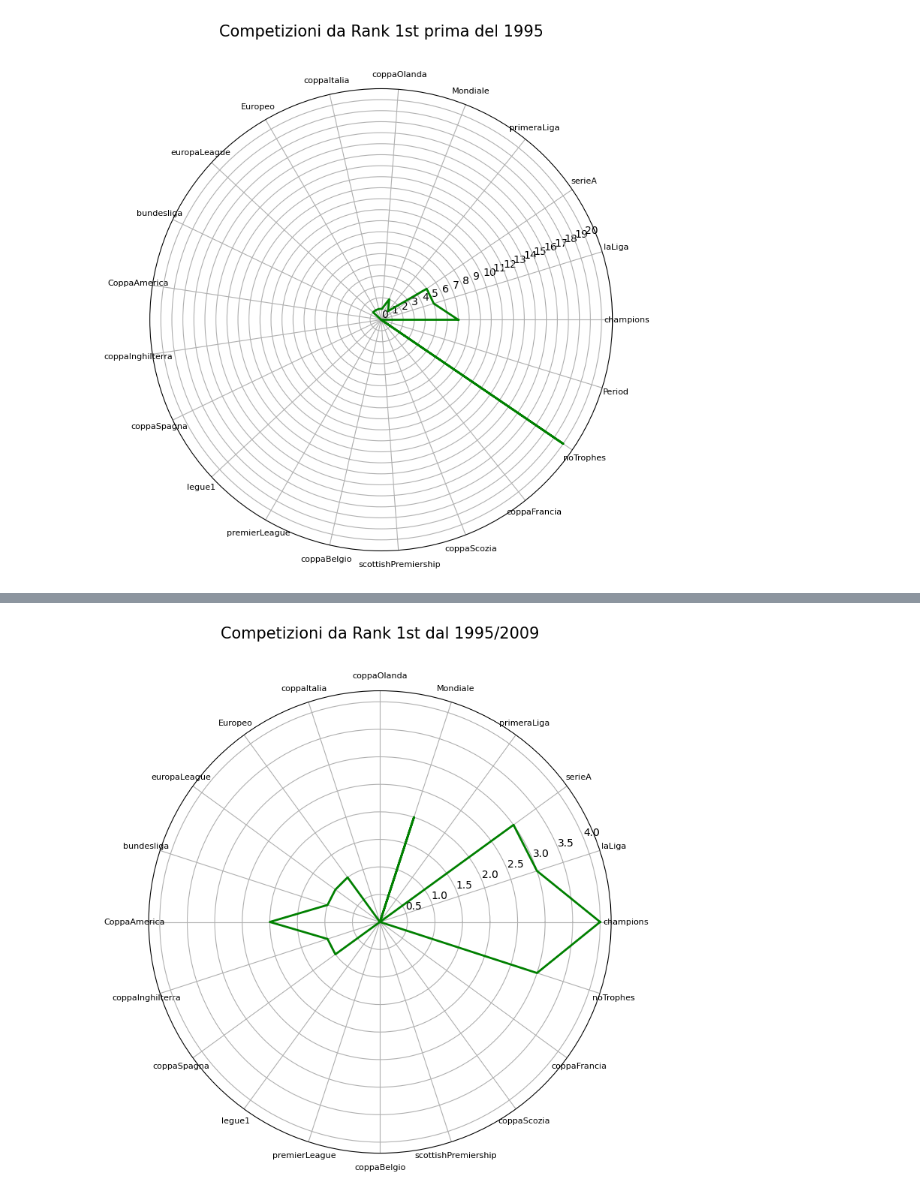
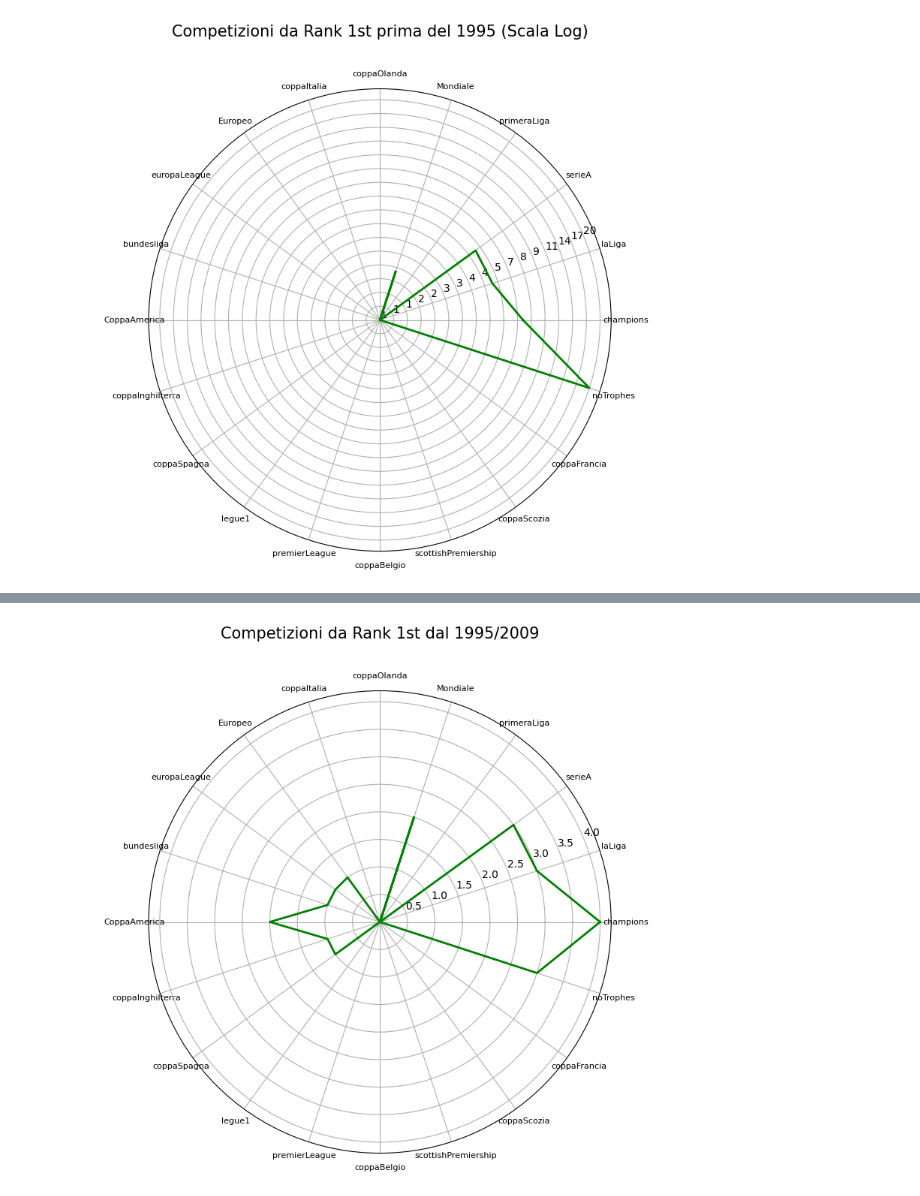
Before and after one commit to NadalMattia/Ballon_d-Or, a Jupyter notebook: Grafici/RadarChart.ipynb, the cells around one changed output, grey strips where cells are left out. Cells and saved outputs as stored; diff of their text form; code cells hidden in the pictures.

```diff
--- a/Grafici/RadarChart.ipynb
+++ b/Grafici/RadarChart.ipynb
@@ -17,37 +335,43 @@ dfFirstpart4 = dfFirst[dfFirst['year'] > 2015]
 # %%
 import matplotlib.pyplot as plt
 import numpy as np
+import pandas as pd  # Assicurati che dfFirstpart1 sia definito
 
 # Calcolo dei conteggi
 counts = {}
 for col in dfFirstpart1.columns[5:]:
     counts[col] = (dfFirstpart1[col] == col).sum()
 
 labels = list(counts.keys())
 values = list(counts.values())
 
+# Evita problemi di log(0): sostituisci 0 con 1 (o un valore minimo positivo)
+values_log = [np.log10(v if v > 0 else 1) for v in values]
+
+# Chiudi il loop
+values_log += values_log[:1]
+
 # Setup angoli
 num_vars = len(labels)
 angles = np.linspace(0, 2 * np.pi, num_vars, endpoint=False).tolist()
-values += values[:1]
 angles += angles[:1]
 
 # Disegna
 fig, ax = plt.subplots(figsize=(8,8), subplot_kw=dict(polar=True))
-ax.plot(angles, values, color='green', linewidth=2)
-# ax.fill(angles, values, color='green', alpha=0.25)
+ax.plot(angles, values_log, color='green', linewidth=2)
+# ax.fill(angles, values_log, color='green', alpha=0.25)
 
 ax.set_xticks(angles[:-1])
 ax.set_xticklabels(labels, size=8)
 
-#Tick radiali: tutti gli interi, inclusi i dispari
-max_value = max(values)
-yticks = list(range(0, max_value + 1))  # Es: [0, 1, 2, 3, ...]
+# Tick radiali logaritmici (in scala log10, ad esempio da 0 a log10(max))
+max_log = max(values_log)
+yticks = np.linspace(0, max_log, num=17)
 ax.set_yticks(yticks)
-ax.set_yticklabels([str(i) for i in yticks])
+ax.set_yticklabels([f"{10**ytick:.0f}" for ytick in yticks])  # Mostra etichette come valori originali
 
 # Titolo
-plt.title('Competizioni da Rank 1st prima del 1995', size=15, y=1.1)
+plt.title('Competizioni da Rank 1st prima del 1995 (Scala Log)', size=15, y=1.1)
 plt.show()
 # %% [output]
-[figure, old version]
+[figure, new version]
```
Also changed, not shown: parts of 11 cells of this notebook, 7 other files.
